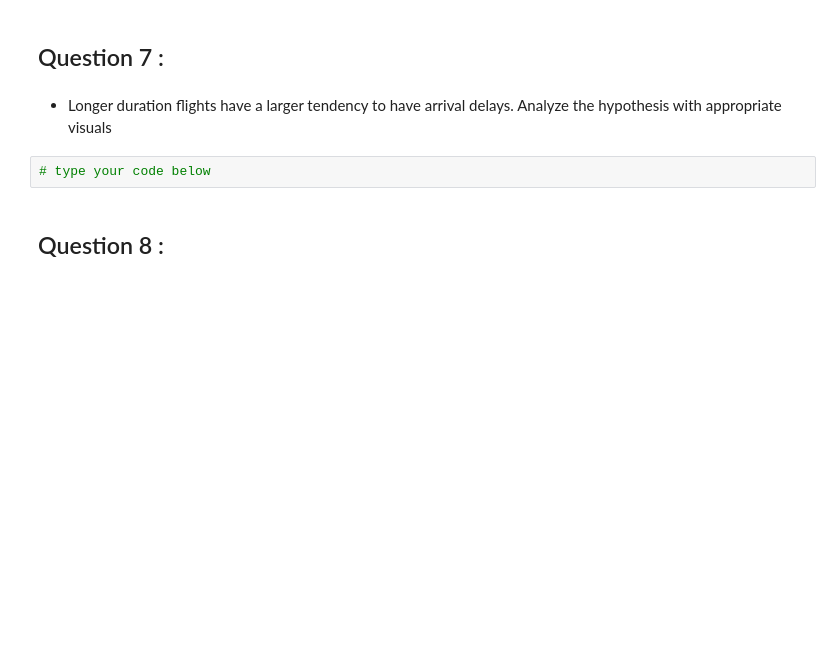
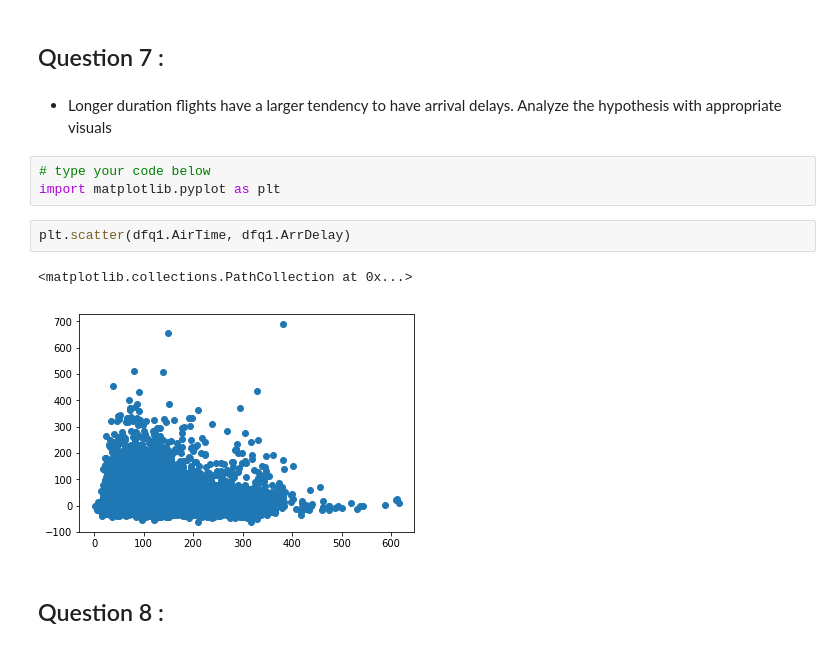
Before and after one commit to fractal-analytics-academy/python-for-data-science, a Jupyter notebook: test-your-skills/solution-sets/Set-1/solution-set-1.ipynb, the cells around one changed output. Saved outputs shown, nothing was run; the diff lists cells and outputs as text; blank space fills up the shorter version.

```diff
--- a/test-your-skills/solution-sets/Set-1/solution-set-1.ipynb
+++ b/test-your-skills/solution-sets/Set-1/solution-set-1.ipynb
@@ -366,6 +384,12 @@ result.sort_values(by='Average',ascending=False)[:5]
 * Longer duration flights have a larger tendency to have arrival delays. Analyze the hypothesis with appropriate visuals
 # %%
 # type your code below
+import matplotlib.pyplot as plt
+# %%
+plt.scatter(dfq1.AirTime, dfq1.ArrDelay)
+# %% [output]
+<matplotlib.collections.PathCollection at 0x...>
+[figure, added]
 # %% [markdown]
 ## Question 8 :
 # %% [markdown]
```
Also changed, not shown: parts of 10 cells of this notebook, 2 other files.
